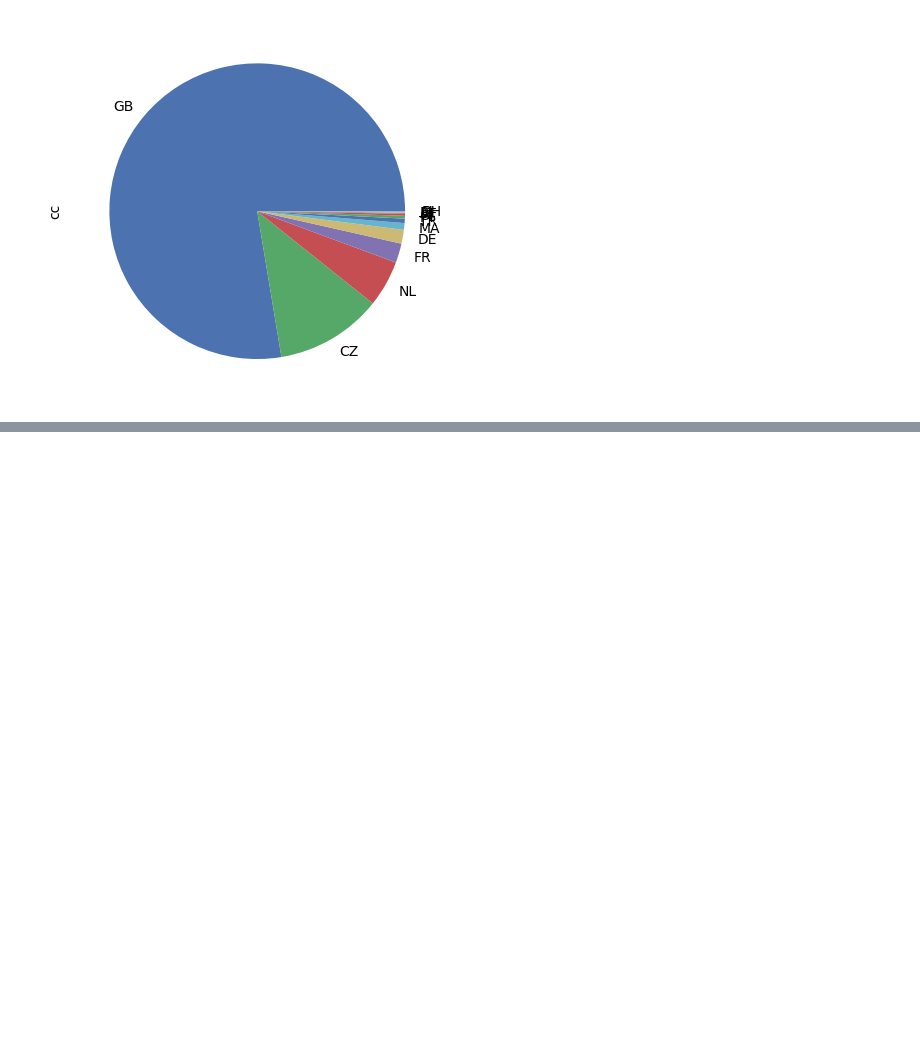
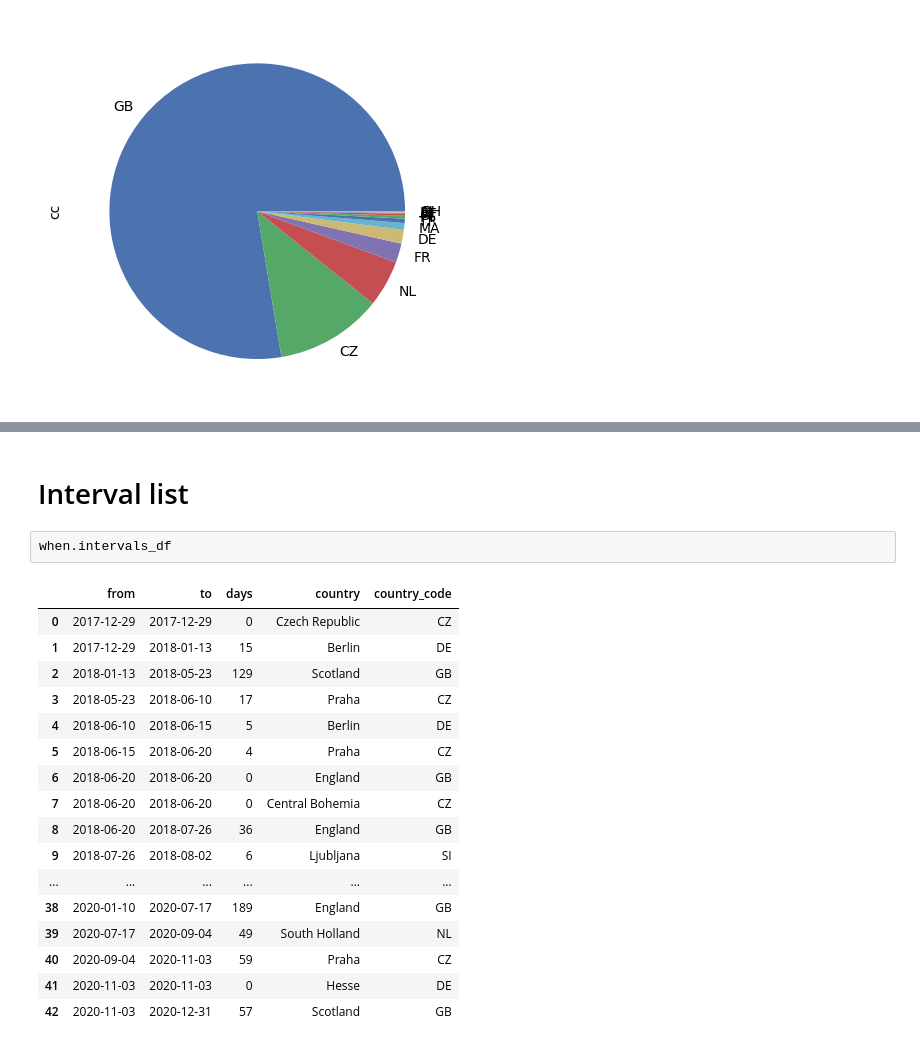
Before and after one commit to Visgean/where, a Jupyter notebook: example.ipynb, the cells around one changed output, grey strips where cells are left out. Cells and saved outputs as stored; diff of their text form; blank space fills up the shorter version.

```diff
--- a/example.ipynb
+++ b/example.ipynb
@@ -44,0 +92,22 @@ array([[<AxesSubplot: title={'center': '2017'}>,
+# %% [markdown]
+# Interval list
+# %%
+when.intervals_df
+# %% [output]
+|  | from | to | days | country | country_code |
+| 0 | 2017-12-29 | 2017-12-29 | 0 | Czech Republic | CZ |
+| 1 | 2017-12-29 | 2018-01-13 | 15 | Berlin | DE |
+| 2 | 2018-01-13 | 2018-05-23 | 129 | Scotland | GB |
+| 3 | 2018-05-23 | 2018-06-10 | 17 | Praha | CZ |
+| 4 | 2018-06-10 | 2018-06-15 | 5 | Berlin | DE |
+| 5 | 2018-06-15 | 2018-06-20 | 4 | Praha | CZ |
+| 6 | 2018-06-20 | 2018-06-20 | 0 | England | GB |
+| 7 | 2018-06-20 | 2018-06-20 | 0 | Central Bohemia | CZ |
+| 8 | 2018-06-20 | 2018-07-26 | 36 | England | GB |
+| 9 | 2018-07-26 | 2018-08-02 | 6 | Ljubljana | SI |
+| ... | ... | ... | ... | ... | ... |
+| 38 | 2020-01-10 | 2020-07-17 | 189 | England | GB |
+| 39 | 2020-07-17 | 2020-09-04 | 49 | South Holland | NL |
+| 40 | 2020-09-04 | 2020-11-03 | 59 | Praha | CZ |
+| 41 | 2020-11-03 | 2020-11-03 | 0 | Hesse | DE |
+| 42 | 2020-11-03 | 2020-12-31 | 57 | Scotland | GB |
```
Also changed, not shown: parts of 7 cells of this notebook, 1 other file.
